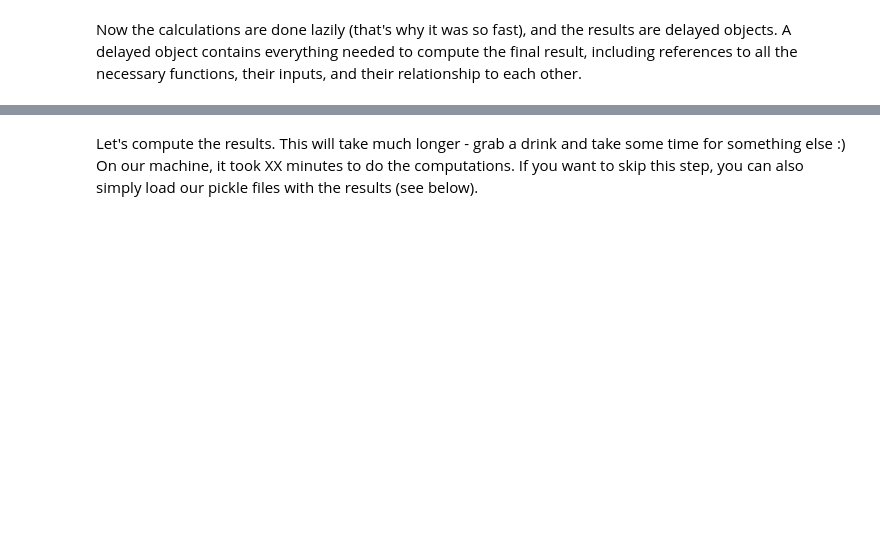
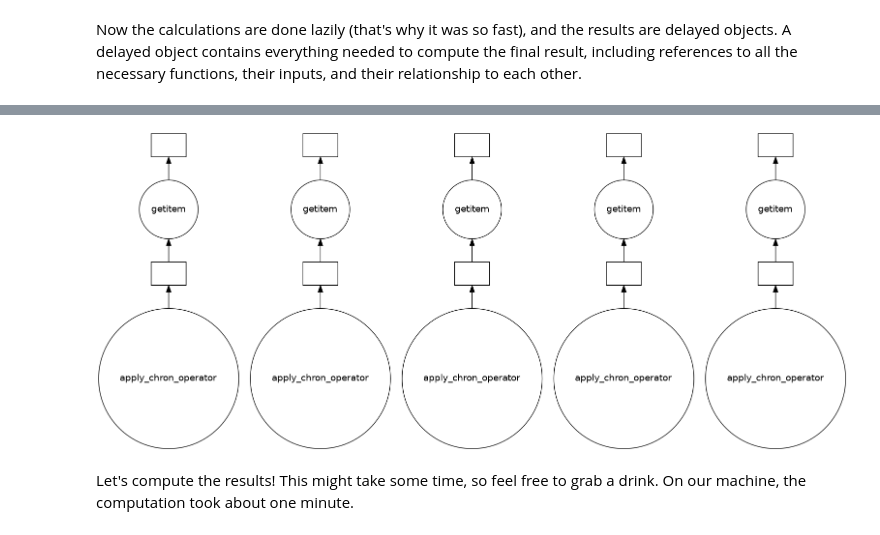
Before and after one commit to paleovar/cupsm, a Jupyter notebook: tutorials/Tutorial2-Forward_modelling.ipynb, the cells around one changed output, grey strips where cells are left out. Drawn from its saved outputs; the diff is of its cells as text; code cells hidden in the pictures; blank space fills up the shorter version.

```diff
--- a/tutorials/Tutorial2-Forward_modelling.ipynb
+++ b/tutorials/Tutorial2-Forward_modelling.ipynb
@@ -503,5 +593,9 @@ forward_obs_data
+# %%
+dask.visualize(forward_obs_data,filename=None)
+# %% [output]
+[figure, added]
 # %% [markdown]
-Let's compute the results. This will take much longer - grab a drink and take some time for something else :) On our machine, it took XX minutes to do the computations. If you want to skip this step, you can also simply load our pickle files with the results (see below).
+Let's compute the results! This might take some time, so feel free to grab a drink. On our machine, the computation took about one minute.
 # %%
 %%time
 
```
Also changed, not shown: parts of 36 cells of this notebook, 3 other files.
